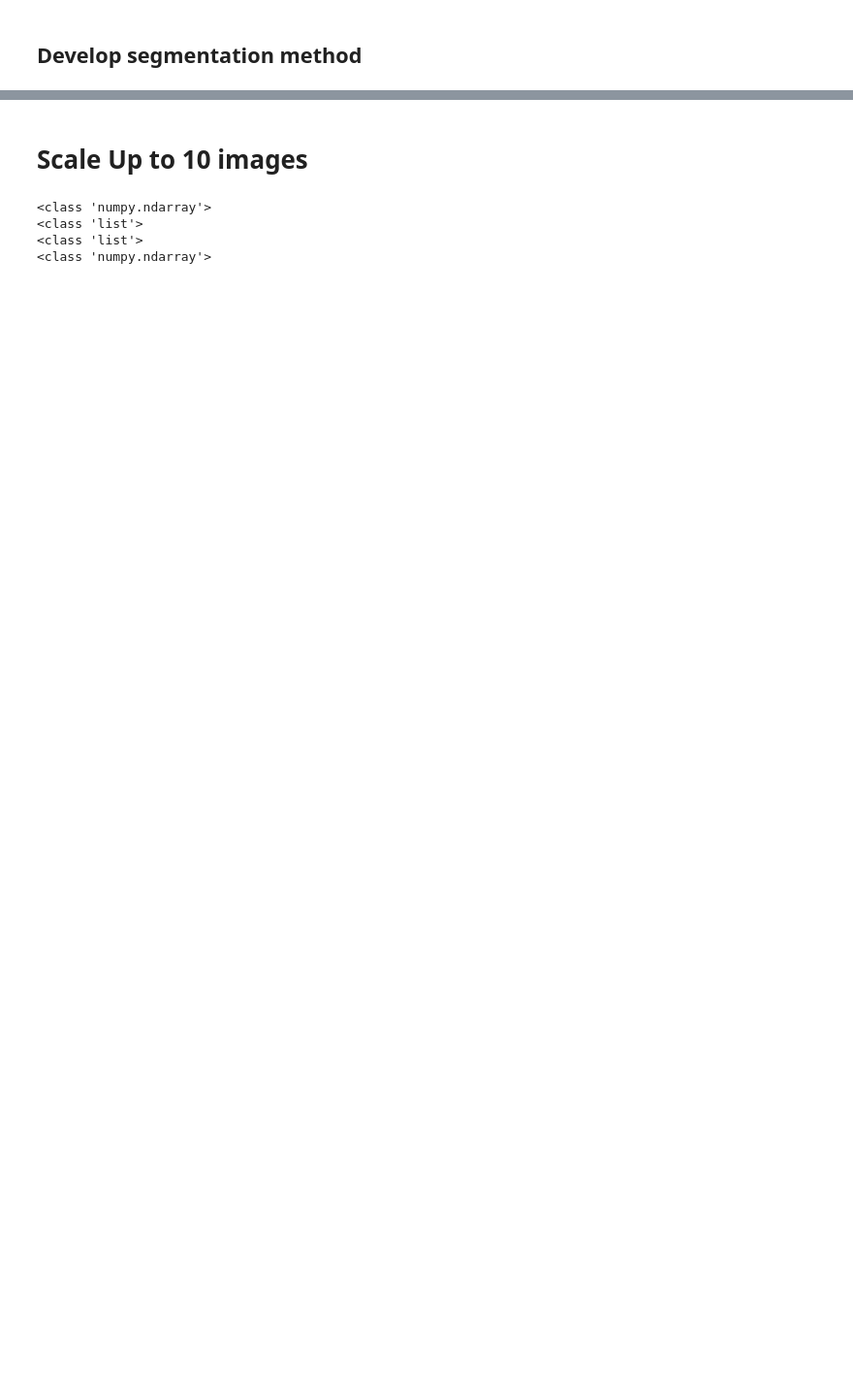
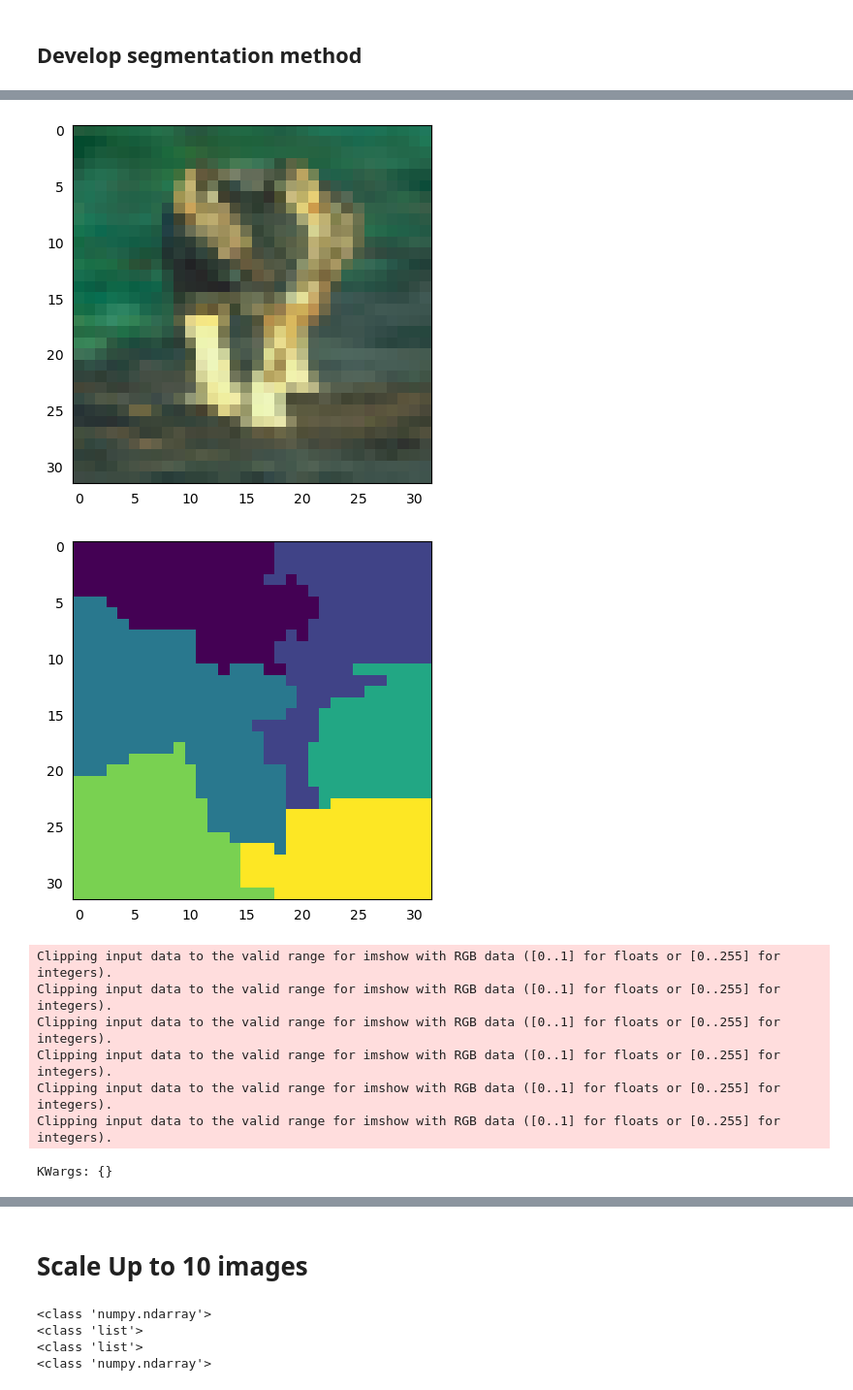
Before and after one commit to allisonchen23/model-editing, a Jupyter notebook: segmentation_dev.ipynb, the cells around one changed output, grey strips where cells are left out. Shown at 97% size. Cells and saved outputs as stored; diff of their text form; code cells hidden in the pictures; blank space fills up the shorter version.

```diff
--- a/segmentation_dev.ipynb
+++ b/segmentation_dev.ipynb
@@ -89,0 +220,35 @@ labels = segment(
+# %%
+# Test modify_segments()
+image = utils.load_image('data/cinic-10-imagenet/train/dog/n02114712_211.png')
+
+slic_params = {
+    'n_segments': 10,
+}
+segments = segment(
+    image,
+    method='slic',
+    params=slic_params)
+
+visualizations.show_image(image)
+visualizations.show_image(segments)
+# modified_images = modify_segments(
+#     image=image,
+#     segments=segments,
+#     method='mask')
+modified_images = modify_segments(
+    image=image,
+    segments=segments,
+    method='gaussian_noise')
+
+modified_images = visualizations.make_grid(modified_images, items_per_row=3)
+visualizations.show_image_rows(modified_images)
+# %% [output]
+[figure, added]
+[figure, added]
+Clipping input data to the valid range for imshow with RGB data ([0..1] for floats or [0..255] for integers).
+Clipping input data to the valid range for imshow with RGB data ([0..1] for floats or [0..255] for integers).
+Clipping input data to the valid range for imshow with RGB data ([0..1] for floats or [0..255] for integers).
+Clipping input data to the valid range for imshow with RGB data ([0..1] for floats or [0..255] for integers).
+Clipping input data to the valid range for imshow with RGB data ([0..1] for floats or [0..255] for integers).
+Clipping input data to the valid range for imshow with RGB data ([0..1] for floats or [0..255] for integers).
+KWargs: {}
```
Also changed, not shown: parts of 9 cells of this notebook, 1 other file.
